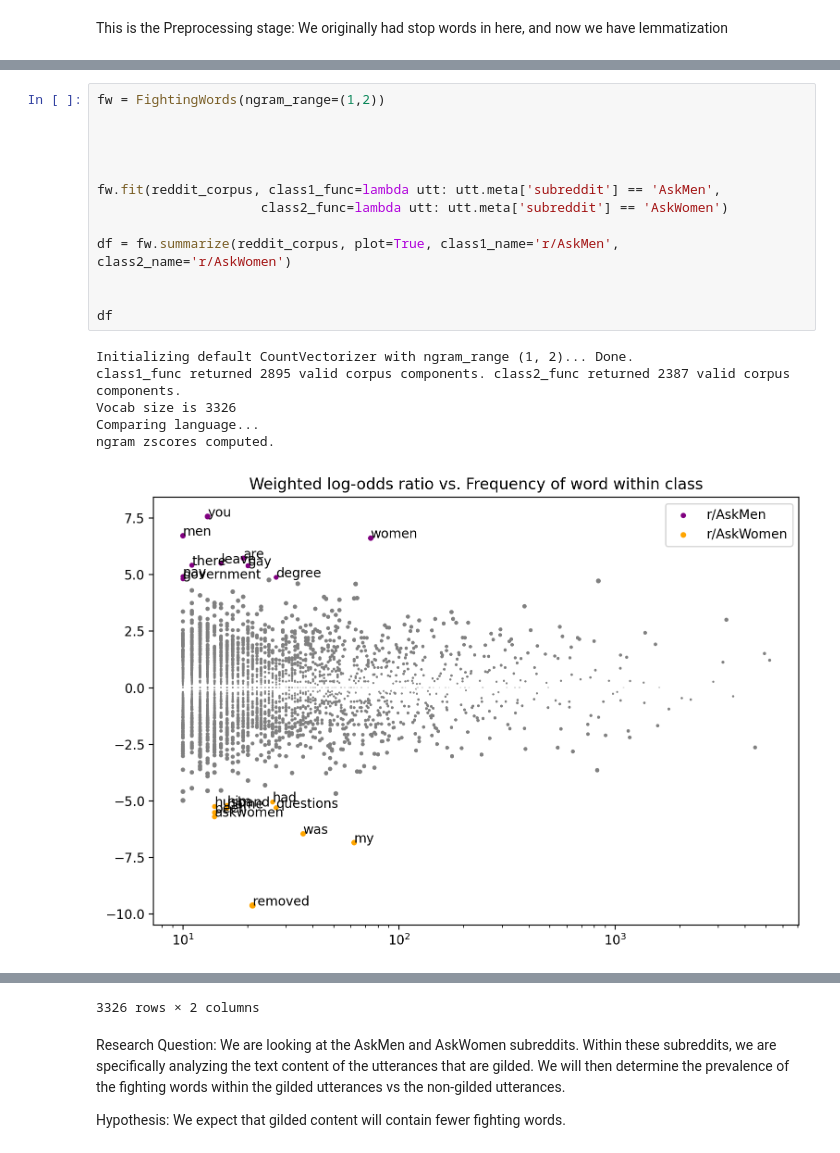
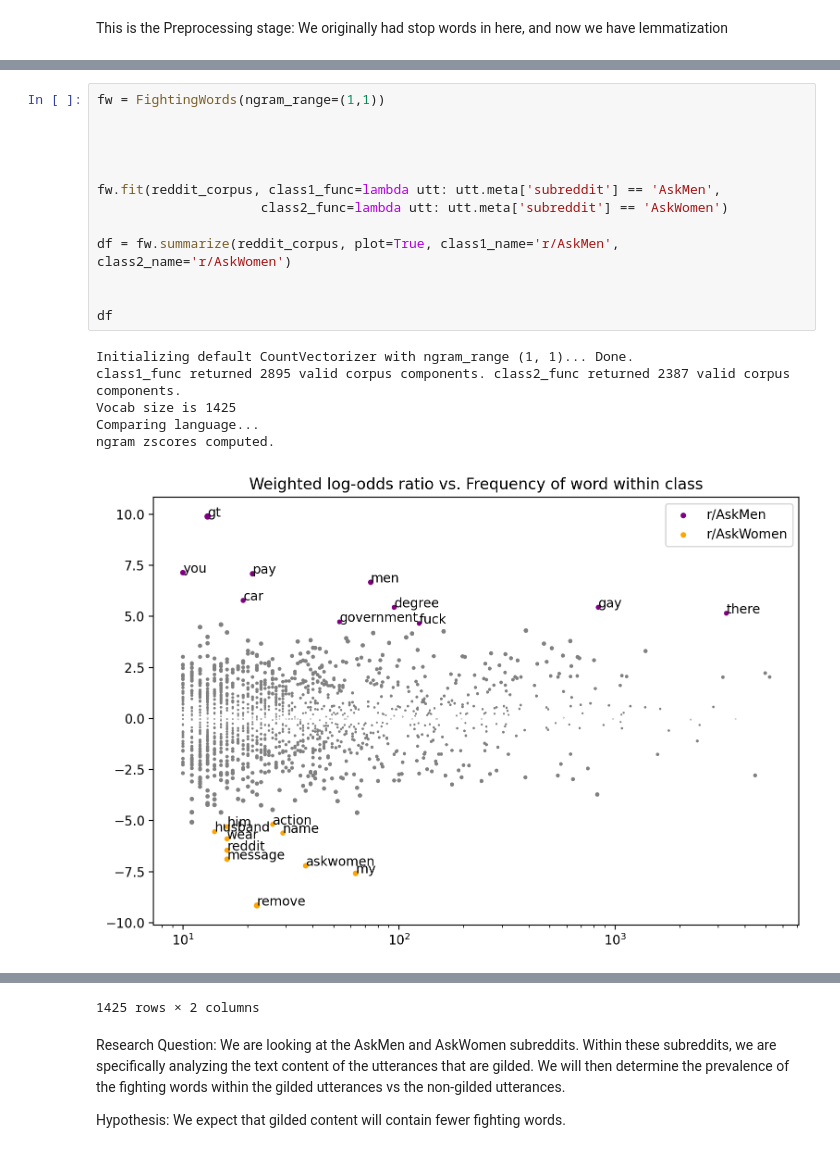
Before and after one commit to mputzer1/HMC-AWeSoMe-Lab-Starter, a Jupyter notebook: AWeSoMe_Lab_Intro.ipynb, the cells around one changed output, grey strips where cells are left out. Cells and saved outputs as stored; diff of their text form.

```diff
--- a/AWeSoMe_Lab_Intro.ipynb
+++ b/AWeSoMe_Lab_Intro.ipynb
@@ -277,22 +388,22 @@ Damn . really a
 # %%
-fw = FightingWords(ngram_range=(1,2))
+fw = FightingWords(ngram_range=(1,1))
 
 
 
 
 fw.fit(reddit_corpus, class1_func=lambda utt: utt.meta['subreddit'] == 'AskMen',
                      class2_func=lambda utt: utt.meta['subreddit'] == 'AskWomen')
 
 df = fw.summarize(reddit_corpus, plot=True, class1_name='r/AskMen', class2_name='r/AskWomen')
 
 
 df
 # %% [output]
-Initializing default CountVectorizer with ngram_range (1, 2)... Done.
+Initializing default CountVectorizer with ngram_range (1, 1)... Done.
 class1_func returned 2895 valid corpus components. class2_func returned 2387 valid corpus components.
-Vocab size is 3326
+Vocab size is 1425
 Comparing language...
 ngram zscores computed.
-[figure, old version]
+[figure, new version]
 |  | z-score | class |
 | ngram |  |  |
@@ -310,4 +421,4 @@ ngram zscores computed.
-3326 rows × 2 columns
+1425 rows × 2 columns
 # %% [markdown]
 
 Research Question: We are looking at the AskMen and AskWomen subreddits. Within these subreddits, we are specifically analyzing the text content of the utterances that are gilded. We will then determine the prevalence of the fighting words within the gilded utterances vs the non-gilded utterances.
```
Also changed, not shown: parts of 14 cells of this notebook.
